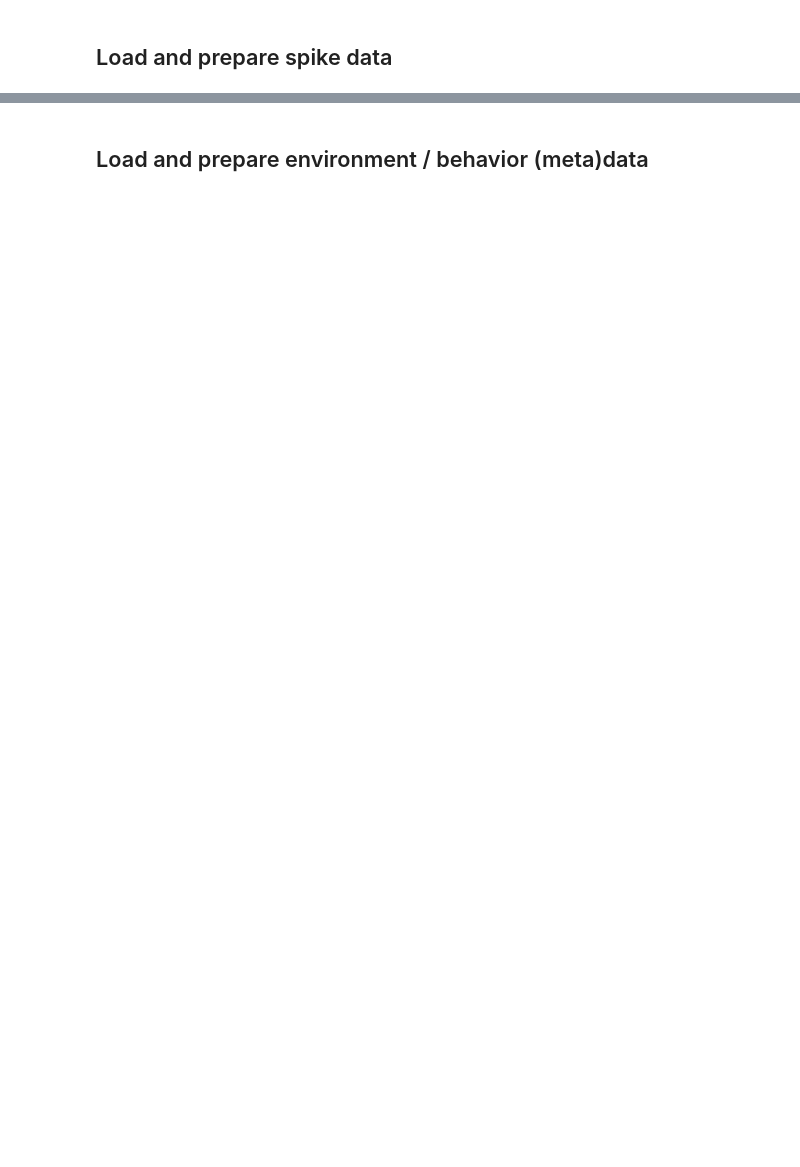
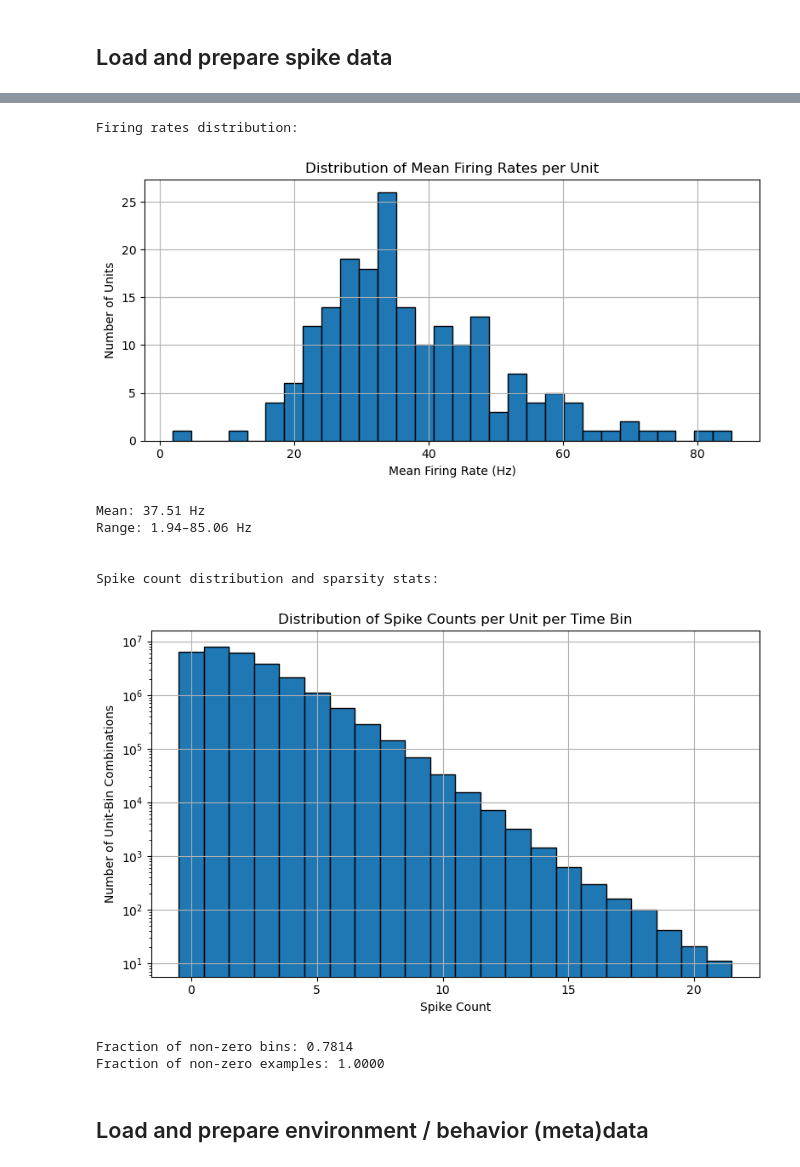
Before and after one commit to jkbhagatio/mini, a Jupyter notebook: notebooks/NLDisco_tutorial.ipynb, the cells around one changed output, grey strips where cells are left out. Saved outputs shown, nothing was run; the diff lists cells and outputs as text; code cells hidden in the pictures; blank space fills up the shorter version.

```diff
--- a/notebooks/NLDisco_tutorial.ipynb
+++ b/notebooks/NLDisco_tutorial.ipynb
@@ -136,43 +165,54 @@ display(spikes_df)
 """Quick plots and stats to get a sense of the spike data."""
 
 print("Firing rates distribution:")
-# Compute mean firing rate (Hz) per neuron
+# Compute mean firing rate (Hz) per unit
 duration_sec = len(spikes_df) * bin_size
 mean_firing_rates = spikes_df.sum(axis=0) / duration_sec  # spikes_arr/sec
 # Plot histogram
 plt.figure(figsize=(8, 4))
 plt.hist(mean_firing_rates, bins=30, edgecolor='black')
 plt.xlabel('Mean Firing Rate (Hz)')
-plt.ylabel('Number of Neurons')
-plt.title('Distribution of Mean Firing Rates per Neuron')
+plt.ylabel('Number of Units')
+plt.title('Distribution of Mean Firing Rates per Unit')
 plt.grid(True)
 plt.tight_layout()
 plt.show()
 # Print stats
 print("Mean: {:.2f} Hz".format(mean_firing_rates.mean()))
 print("Range: {:.2f}–{:.2f} Hz".format(mean_firing_rates.min(), mean_firing_rates.max()))
 
 print("\n\nSpike count distribution and sparsity stats:")
 # Flatten spike counts
 flattened_spike_counts = spikes_df.values.flatten()
 # Define bins that align exactly to integer spike counts
 max_count = flattened_spike_counts.max()
 bins = np.arange(0, max_count + 2) - 0.5  # centers bins on integers
 # Plot histogram
 plt.figure(figsize=(8, 5))
 plt.hist(flattened_spike_counts, bins=bins, edgecolor='black')
-plt.title("Distribution of Spike Counts per Neuron per Time Bin")
+plt.title("Distribution of Spike Counts per Unit per Time Bin")
 plt.xlabel("Spike Count")
-plt.ylabel("Number of Neuron-Bin Combinations")
+plt.ylabel("Number of Unit-Bin Combinations")
 plt.yscale("log")
 plt.grid(True)
 plt.tight_layout()
 plt.show()
 # Print stats
 frac_nonzero_bins = (spikes_df != 0).values.sum() / spikes_df.size
 frac_nonzero_examples = (spikes_df.sum(axis=1) > 0).mean()
 print(f"Fraction of non-zero bins: {frac_nonzero_bins:.4f}")
 print(f"Fraction of non-zero examples: {frac_nonzero_examples:.4f}")
+# %% [output]
+Firing rates distribution:
+[figure, added]
+Mean: 37.51 Hz
+Range: 1.94–85.06 Hz
+
+
+Spike count distribution and sparsity stats:
+[figure, added]
+Fraction of non-zero bins: 0.7814
+Fraction of non-zero examples: 1.0000
 # %% [markdown]
 ## Load and prepare environment / behavior (meta)data
 # %%
```
Also changed, not shown: parts of 30 cells of this notebook.
